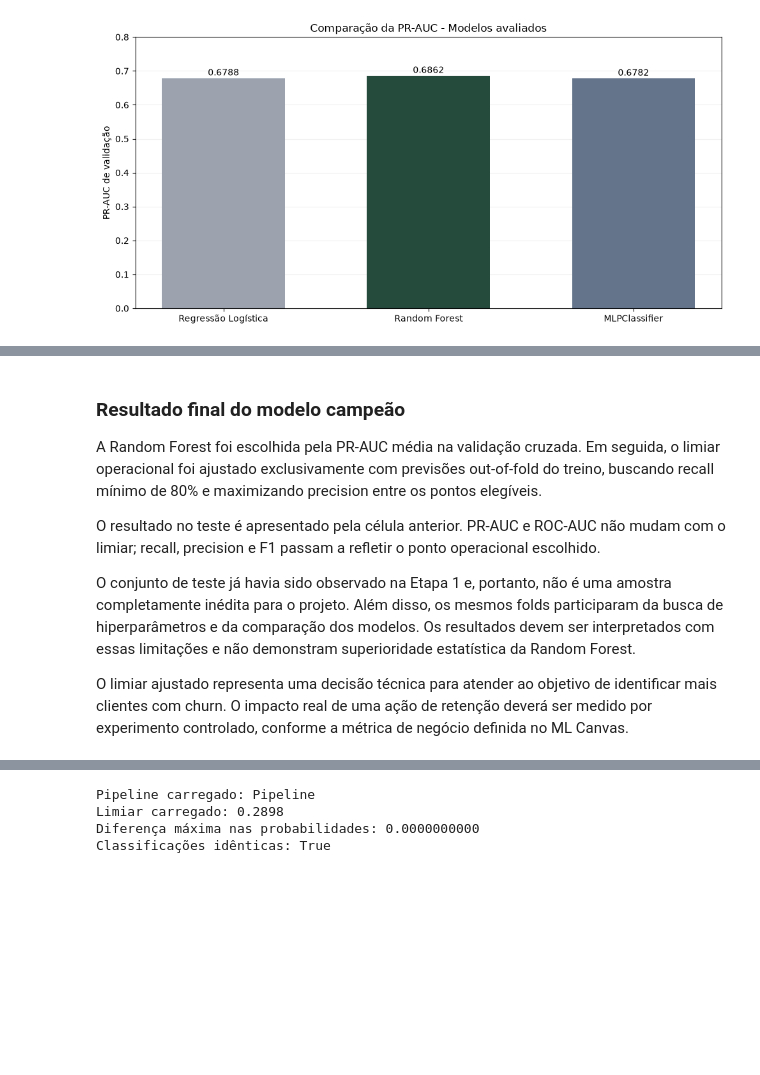
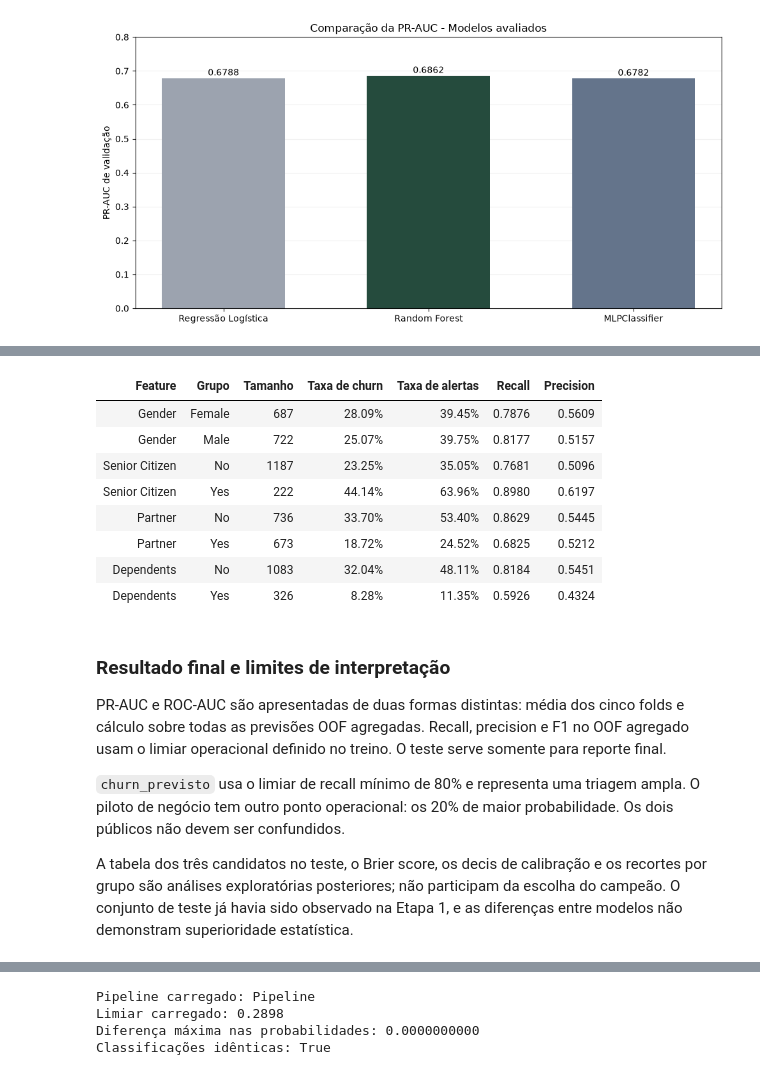
Before and after one commit to Bzrperes/techChallenge, a Jupyter notebook: notebooks/02_modelagem_avaliacao.ipynb, the cells around one changed output, grey strips where cells are left out. Saved outputs shown, nothing was run; the diff lists cells and outputs as text; code cells hidden in the pictures; blank space fills up the shorter version.

```diff
--- a/notebooks/02_modelagem_avaliacao.ipynb
+++ b/notebooks/02_modelagem_avaliacao.ipynb
@@ -1590,13 +1612,47 @@ Taxa de alertas OOF: 39.08%
+# %%
+# Célula 31C - análise exploratória por grupos no teste
+
+linhas_grupos = []
+for coluna in ["Gender", "Senior Citizen", "Partner", "Dependents"]:
+    for grupo in sorted(X_test[coluna].dropna().unique()):
+        mascara = X_test[coluna].eq(grupo).to_numpy()
+        y_grupo = y_test.to_numpy()[mascara]
+        pred_grupo = previsoes_teste[mascara]
+        linhas_grupos.append({
+            "Feature": coluna,
+            "Grupo": grupo,
+            "Tamanho": int(mascara.sum()),
+            "Taxa de churn": float(y_grupo.mean()),
+            "Taxa de alertas": float(pred_grupo.mean()),
+            "Recall": float(recall_score(y_grupo, pred_grupo, zero_division=0)),
+            "Precision": float(precision_score(y_grupo, pred_grupo, zero_division=0)),
+        })
+
+tabela_grupos = pd.DataFrame(linhas_grupos)
+display(tabela_grupos.style.format({
+    "Taxa de churn": "{:.2%}",
+    "Taxa de alertas": "{:.2%}",
+    "Recall": "{:.4f}",
+    "Precision": "{:.4f}",
+}).hide(axis="index"))
+# %% [output]
+| Feature | Grupo | Tamanho | Taxa de churn | Taxa de alertas | Recall | Precision |
+| Gender | Female | 687 | 28.09% | 39.45% | 0.7876 | 0.5609 |
+| Gender | Male | 722 | 25.07% | 39.75% | 0.8177 | 0.5157 |
+| Senior Citizen | No | 1187 | 23.25% | 35.05% | 0.7681 | 0.5096 |
+| Senior Citizen | Yes | 222 | 44.14% | 63.96% | 0.8980 | 0.6197 |
+| Partner | No | 736 | 33.70% | 53.40% | 0.8629 | 0.5445 |
+| Partner | Yes | 673 | 18.72% | 24.52% | 0.6825 | 0.5212 |
+| Dependents | No | 1083 | 32.04% | 48.11% | 0.8184 | 0.5451 |
+| Dependents | Yes | 326 | 8.28% | 11.35% | 0.5926 | 0.4324 |
 # %% [markdown]
-### Resultado final do modelo campeão
+### Resultado final e limites de interpretação
 
-A Random Forest foi escolhida pela PR-AUC média na validação cruzada. Em seguida, o limiar operacional foi ajustado exclusivamente com previsões out-of-fold do treino, buscando recall mínimo de 80% e maximizando precision entre os pontos elegíveis.
+PR-AUC e ROC-AUC são apresentadas de duas formas distintas: média dos cinco folds e cálculo sobre todas as previsões OOF agregadas. Recall, precision e F1 no OOF agregado usam o limiar operacional definido no treino. O teste serve somente para reporte final.
 
-O resultado no teste é apresentado pela célula anterior. PR-AUC e ROC-AUC não mudam com o limiar; recall, precision e F1 passam a refletir o ponto operacional escolhido.
+`churn_previsto` usa o limiar de recall mínimo de 80% e representa uma triagem ampla. O piloto de negócio tem outro ponto operacional: os 20% de maior probabilidade. Os dois públicos não devem ser confundidos.
 
-O conjunto de teste já havia sido observado na Etapa 1 e, portanto, não é uma amostra completamente inédita para o projeto. Além disso, os mesmos folds participaram da busca de hiperparâmetros e da comparação dos modelos. Os resultados devem ser interpretados com essas limitações e não demonstram superioridade estatística da Random Forest.
-
-O limiar ajustado representa uma decisão técnica para atender ao objetivo de identificar mais clientes com churn. O impacto real de uma ação de retenção deverá ser medido por experimento controlado, conforme a métrica de negócio definida no ML Canvas.
+A tabela dos três candidatos no teste, o Brier score, os decis de calibração e os recortes por grupo são análises exploratórias posteriores; não participam da escolha do campeão. O conjunto de teste já havia sido observado na Etapa 1, e as diferenças entre modelos não demonstram superioridade estatística.
 # %%
 # Célula 32 - salvamento do campeão e dos resultados
 
```
Also changed, not shown: parts of 12 cells of this notebook, 8 other files.
